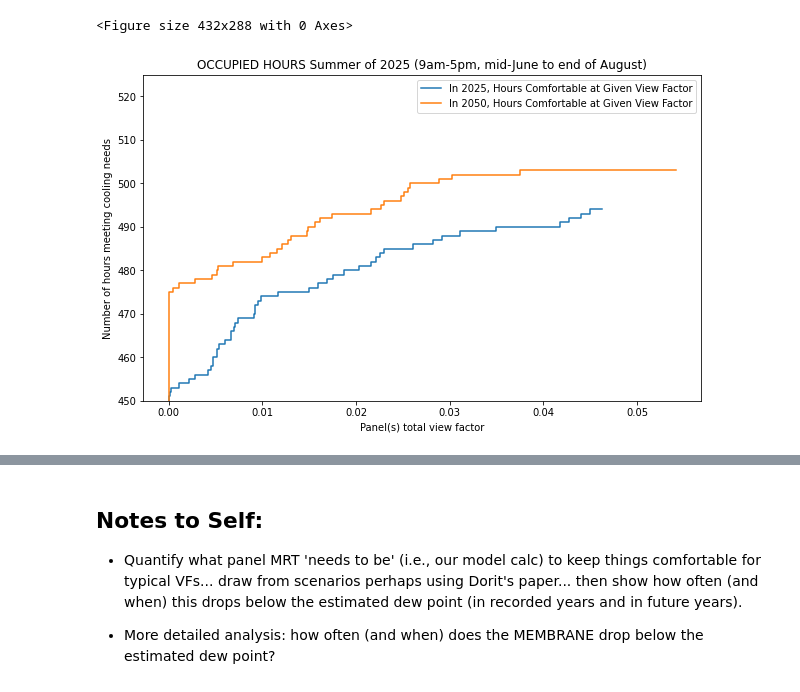
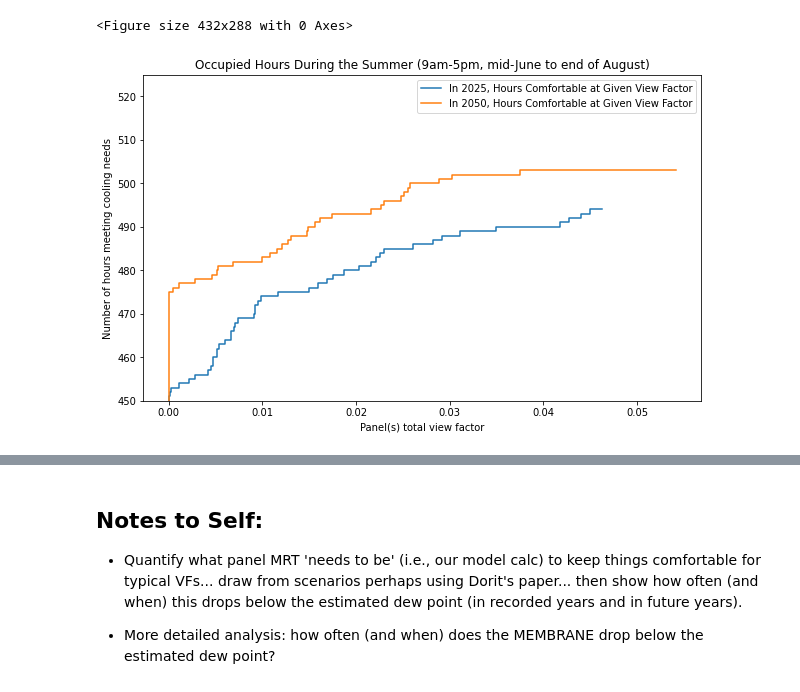
Before and after one commit to eta-lab/cooling-around, a Jupyter notebook: models/mrt2_XGBoost_futurePredictions.ipynb, the cells around one changed output, grey strips where cells are left out. Cells and saved outputs as stored; diff of their text form; code cells hidden in the pictures.

```diff
--- a/models/mrt2_XGBoost_futurePredictions.ipynb
+++ b/models/mrt2_XGBoost_futurePredictions.ipynb
@@ -737,24 +737,24 @@ plt.savefig(FIGURES_PATH + '/cumsum_timeComf_vs_VF_2050_RCP85_occHrs.pdf')
 # %%
 # look at proportion hours >= given VF
 plt.figure(figsize=(10,6))
 
 # rewrite everything below 0 to 0 (VF below 0 is still 0)
 sorted_2025= np.sort(df_85_2025_occ.min_VF)
 sorted_2025[sorted_2025<0.0] = 0
 
 sorted_2050= np.sort(df_85_2050_occ.min_VF)
 sorted_2050[sorted_2050<0.0] = 0
 
 #plot
 
 plt.step(sorted_2025, np.arange(sorted_2025.size), label='In 2025, Hours Comfortable at Given View Factor')
 plt.step(sorted_2050, np.arange(sorted_2050.size), label='In 2050, Hours Comfortable at Given View Factor')
 
-plt.title("OCCUPIED HOURS Summer of 2025 (9am-5pm, mid-June to end of August)")
+plt.title("Occupied Hours During the Summer (9am-5pm, mid-June to end of August)")
 plt.xlabel('Panel(s) total view factor')
 plt.ylabel('Number of hours meeting cooling needs')
 plt.legend()
 plt.ylim(450, 525)
 plt.show()
 # %% [output]
-[figure, old version]
+[figure, new version]
```
Also changed, not shown: parts of 2 cells of this notebook.
